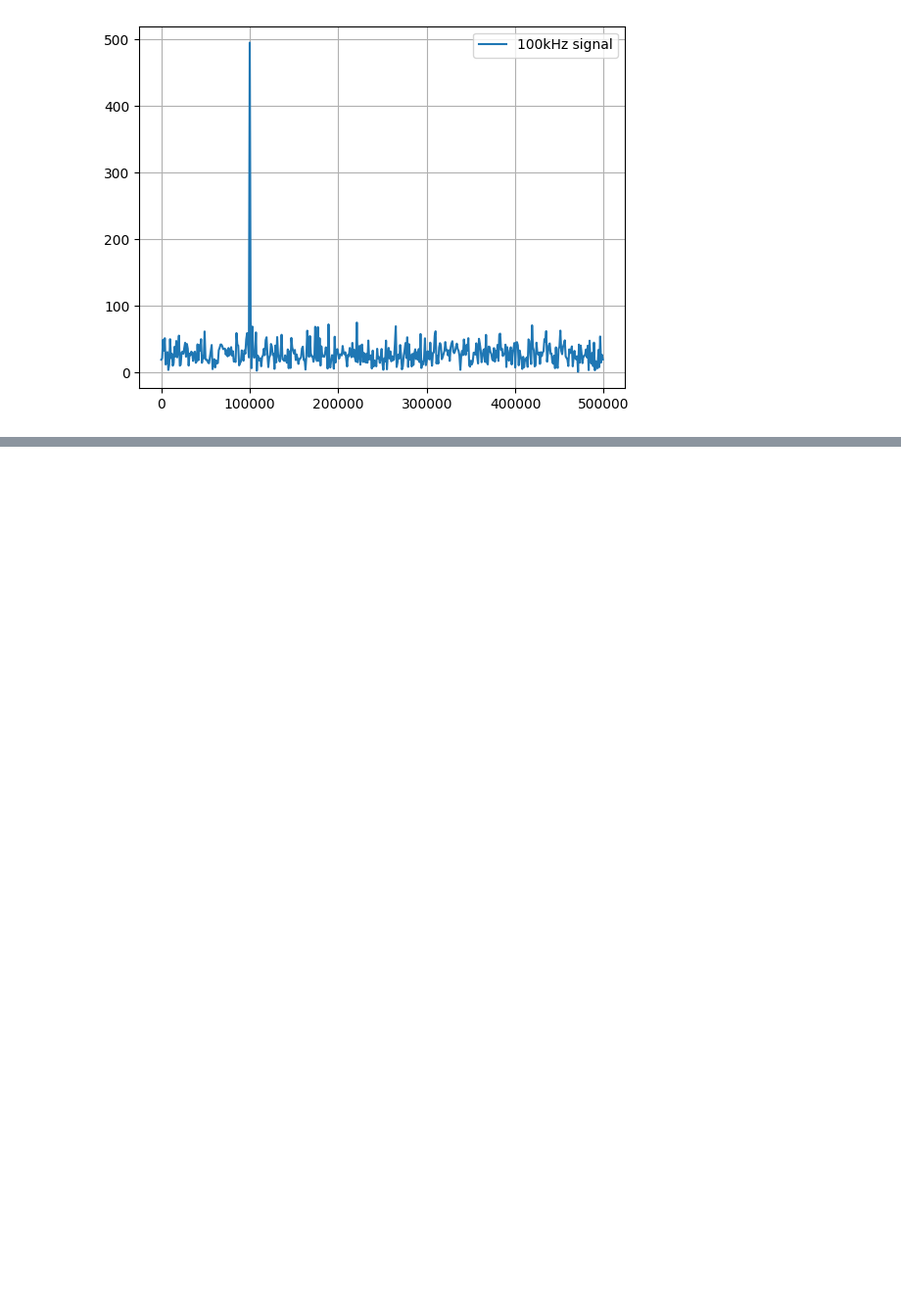
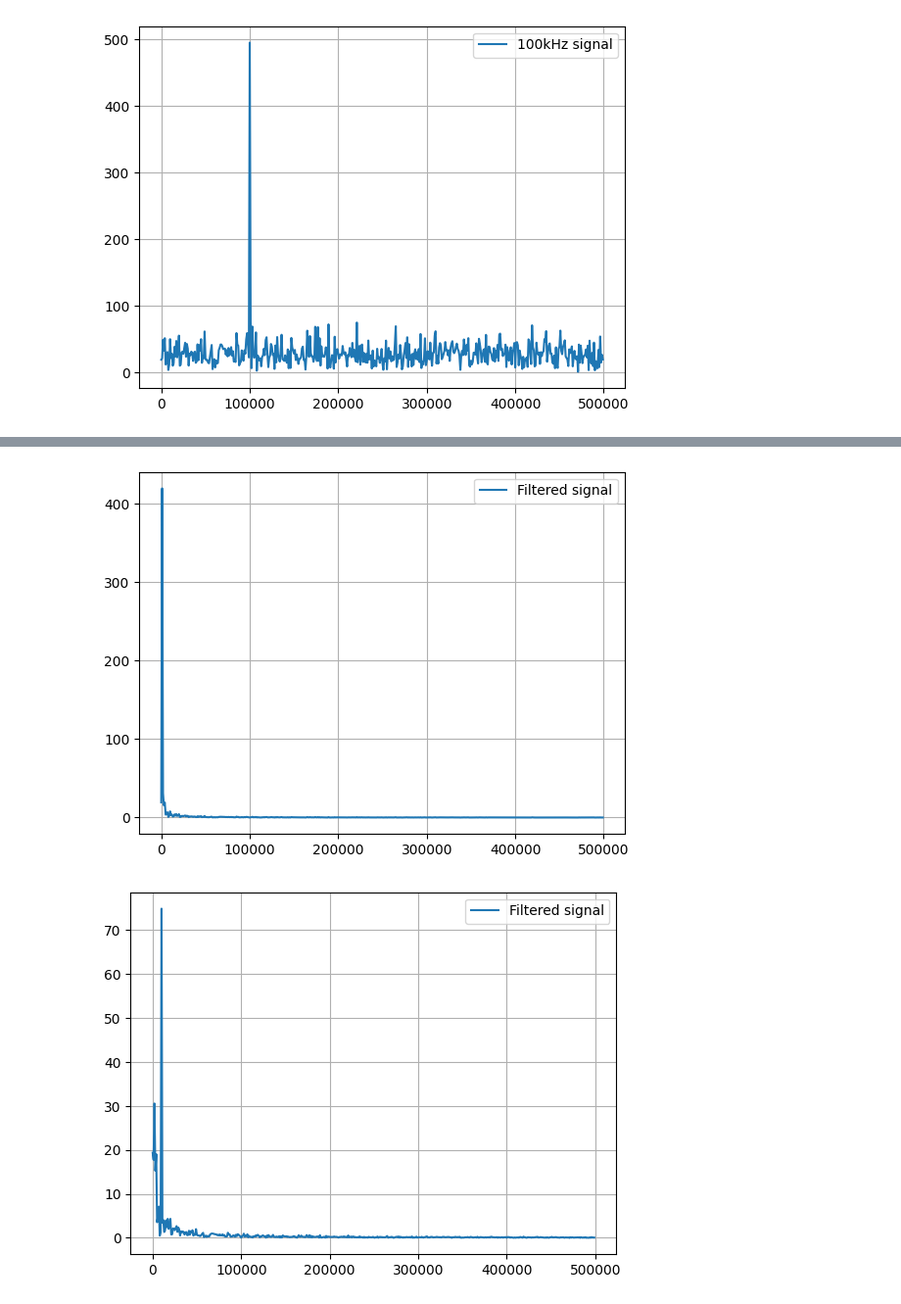
Before and after one commit to V-kr0pt/filtros_ufpb, a Jupyter notebook: filters.ipynb, the cells around one changed output, grey strips where cells are left out. Shown at 98% size. Drawn from its saved outputs; the diff is of its cells as text; code cells hidden in the pictures; blank space fills up the shorter version.

```diff
--- a/filters.ipynb
+++ b/filters.ipynb
@@ -94,0 +91,12 @@ for key in signals.keys():
+# %%
+fft_filtered_signals = {}
+
+for key in signals.keys():
+    fft_filtered_signals[key] = H * freq_domain_signals[key]
+    plt.figure()
+    plt.plot(freqs, abs(fft_filtered_signals[key]), label='Filtered signal')
+    plt.legend()
+    plt.grid()
+# %% [output]
+[figure, added]
+[figure, added]
```
Also changed, not shown: parts of 2 cells of this notebook.
